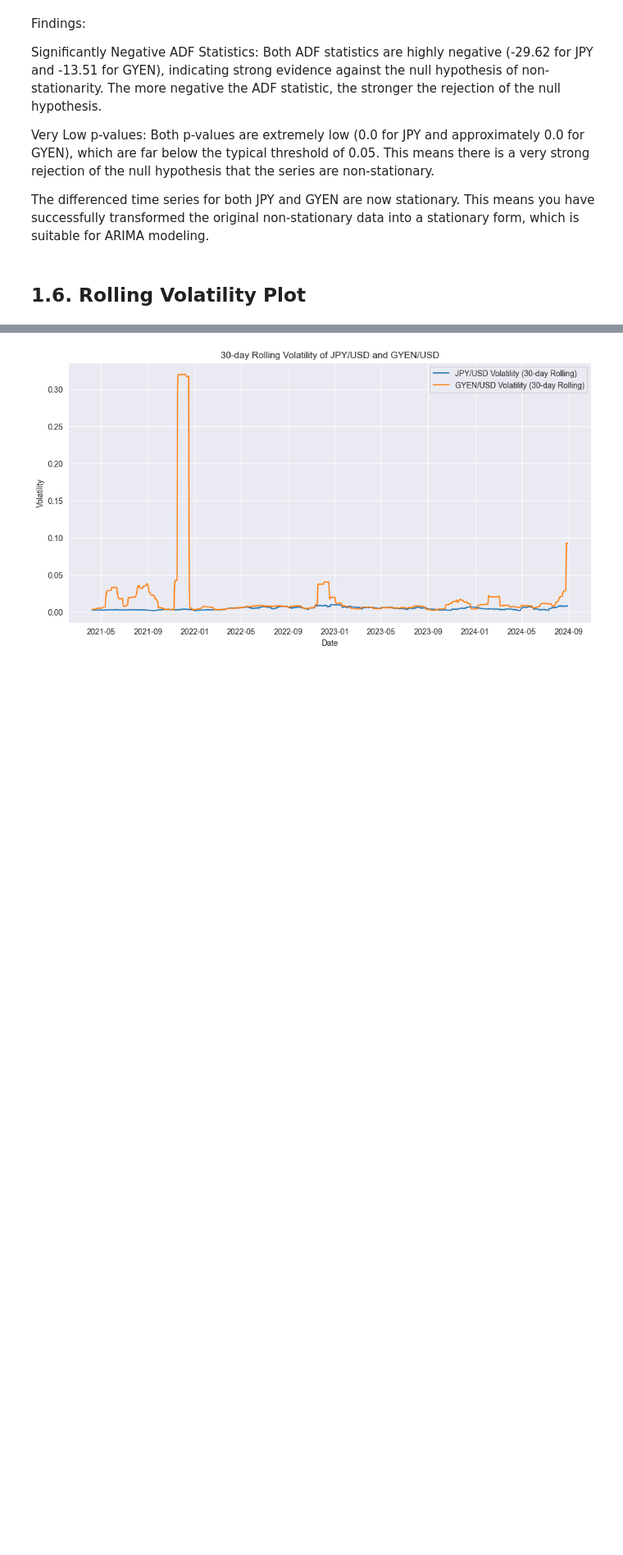
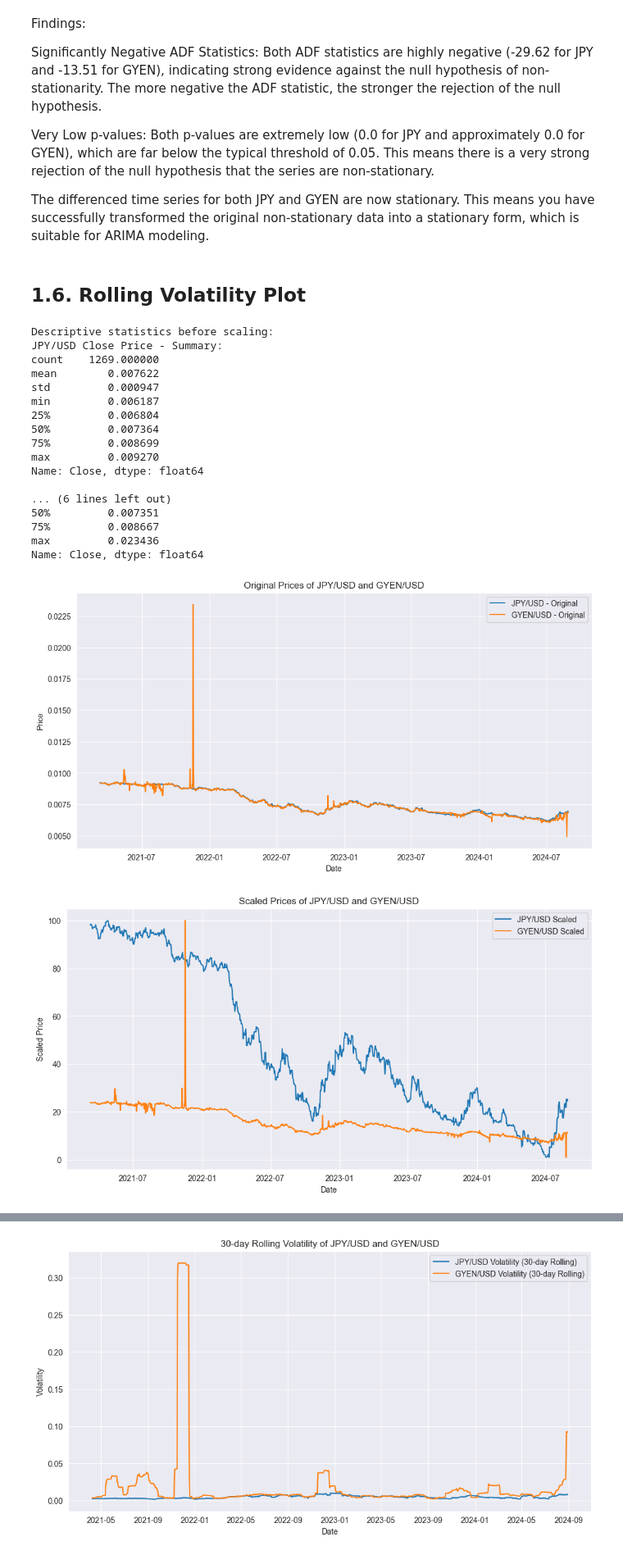
Before and after one commit to joodevs/algo-trader, a Jupyter notebook: gyen-yen-analysis.ipynb, the cells around one changed output, grey strips where cells are left out. Shown at 82% size. Saved outputs shown, nothing was run; the diff lists cells and outputs as text; code cells hidden in the pictures; blank space fills up the shorter version.

```diff
--- a/gyen-yen-analysis.ipynb
+++ b/gyen-yen-analysis.ipynb
@@ -160,3 +160,67 @@ Very Low p-values: Both p-values are extremely low (0.0 for JPY and approximatel
 The differenced time series for both JPY and GYEN are now stationary. This means you have successfully transformed the original non-stationary data into a stationary form, which is suitable for ARIMA modeling.
 # %% [markdown]
 ## 1.6. Rolling Volatility Plot
+# %%
+# Import necessary libraries
+import numpy as np
+import pandas as pd
+import matplotlib.pyplot as plt
+
+# Calculate descriptive statistics before scaling
+print("Descriptive statistics before scaling:")
+print("JPY/USD Close Price - Summary:")
+print(jpy_usd['Close'].describe())
+print("\nGYEN/USD Close Price - Summary:")
+print(gyen_usd['Close'].describe())
+
+# Plot original data for comparison
+plt.figure(figsize=(12, 6))
+plt.plot(jpy_usd.index, jpy_usd['Close'], label='JPY/USD - Original')
+plt.plot(gyen_usd.index, gyen_usd['Close'], label='GYEN/USD - Original')
+plt.title('Original Prices of JPY/USD and GYEN/USD')
+plt.xlabel('Date')
+plt.ylabel('Price')
+plt.legend()
+plt.show()
+
+# Plot scaled data again
+plt.figure(figsize=(12, 6))
+plt.plot(jpy_usd.index, jpy_usd['Close_scaled'], label='JPY/USD Scaled')
+plt.plot(gyen_usd.index, gyen_usd['Close_scaled'], label='GYEN/USD Scaled')
+plt.title('Scaled Prices of JPY/USD and GYEN/USD')
+plt.xlabel('Date')
+plt.ylabel('Scaled Price')
+plt.legend()
+plt.show()
+
+# Calculate descriptive statistics after scaling
+print("\nDescriptive statistics after scaling:")
+print("JPY/USD Scaled - Summary:")
+print(jpy_usd['Close_scaled'].describe())
+print("\nGYEN/USD Scaled - Summary:")
+print(gyen_usd['Close_scaled'].describe())
+
+# Check for potential anomalies in the scaling range
+print("\nScaled Data - Minimum and Maximum Values:")
+print("JPY/USD Scaled - Min:", jpy_usd['Close_scaled'].min(), "Max:", jpy_usd['Close_scaled'].max())
+print("GYEN/USD Scaled - Min:", gyen_usd['Close_scaled'].min(), "Max:", gyen_usd['Close_scaled'].max())
+# %% [output]
+Descriptive statistics before scaling:
+JPY/USD Close Price - Summary:
+count    1269.000000
+mean        0.007622
+std         0.000947
+min         0.006187
+25%         0.006804
+50%         0.007364
+75%         0.008699
+max         0.009270
+Name: Close, dtype: float64
+
+... (6 lines left out)
+50%         0.007351
+75%         0.008667
+max         0.023436
+Name: Close, dtype: float64
+[figure, added]
+[figure, added]
```
Also changed, not shown: parts of 8 cells of this notebook, 1 other file.
